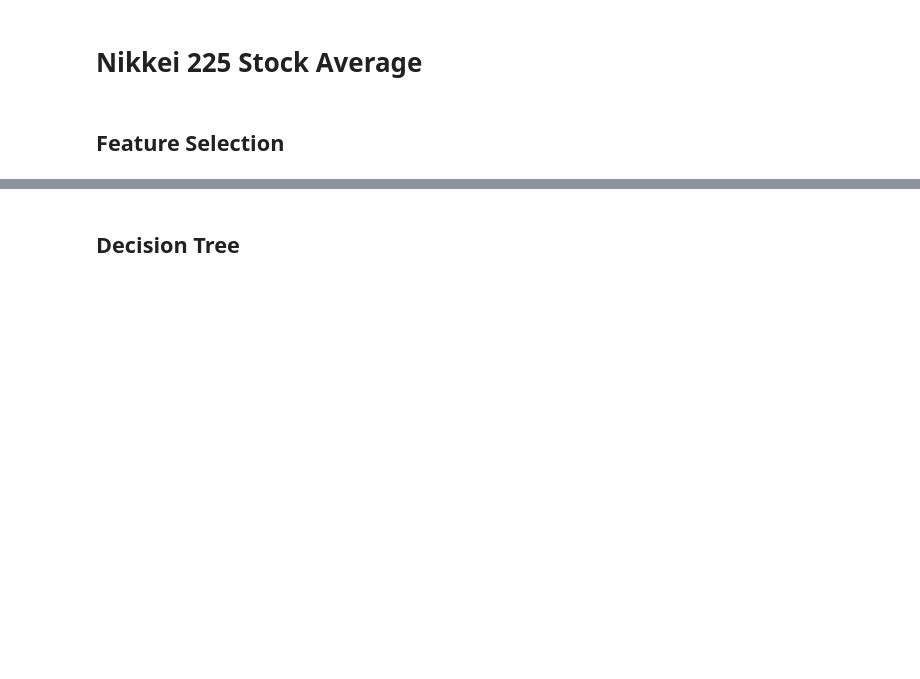
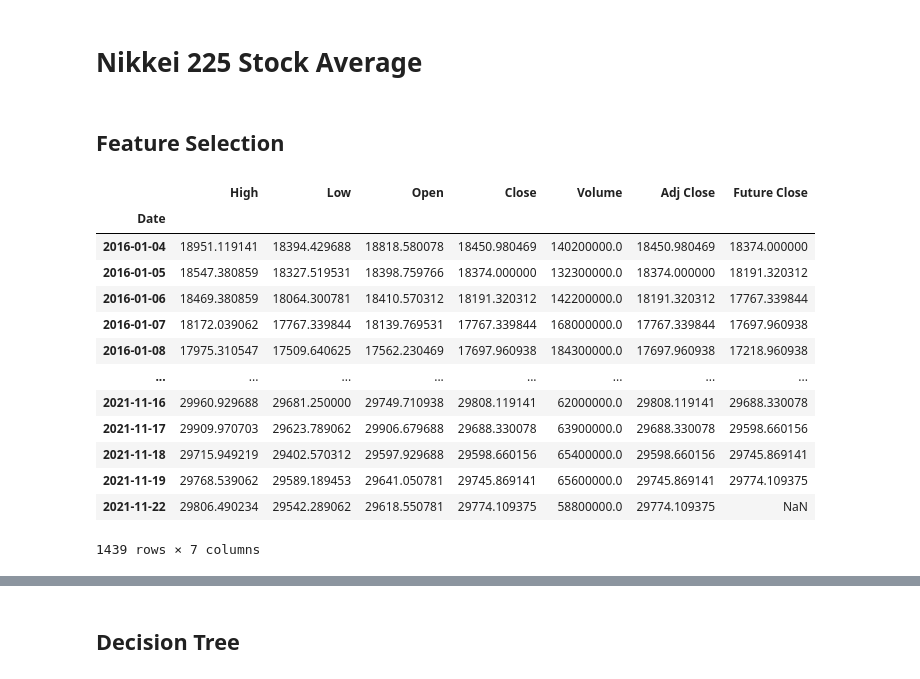
Before and after one commit to pro10150/stock-prediction, a Jupyter notebook: stock-prediction.ipynb, the cells around one changed output, grey strips where cells are left out. Drawn from its saved outputs; the diff is of its cells as text; code cells hidden in the pictures; blank space fills up the shorter version.

```diff
--- a/stock-prediction.ipynb
+++ b/stock-prediction.ipynb
@@ -357,3 +356,21 @@ array([[ 1,  4,  6],
 <h1>Nikkei 225 Stock Average</h1>
 # %% [markdown]
 <h2>Feature Selection</h2>
+# %%
+n225['Future Close'] = n225['Close'].shift(-1)
+n225
+# %% [output]
+|  | High | Low | Open | Close | Volume | Adj Close | Future Close |
+| Date |  |  |  |  |  |  |  |
+| 2016-01-04 | 18951.119141 | 18394.429688 | 18818.580078 | 18450.980469 | 140200000.0 | 18450.980469 | 18374.000000 |
+| 2016-01-05 | 18547.380859 | 18327.519531 | 18398.759766 | 18374.000000 | 132300000.0 | 18374.000000 | 18191.320312 |
+| 2016-01-06 | 18469.380859 | 18064.300781 | 18410.570312 | 18191.320312 | 142200000.0 | 18191.320312 | 17767.339844 |
+| 2016-01-07 | 18172.039062 | 17767.339844 | 18139.769531 | 17767.339844 | 168000000.0 | 17767.339844 | 17697.960938 |
+| 2016-01-08 | 17975.310547 | 17509.640625 | 17562.230469 | 17697.960938 | 184300000.0 | 17697.960938 | 17218.960938 |
+| ... | ... | ... | ... | ... | ... | ... | ... |
+| 2021-11-16 | 29960.929688 | 29681.250000 | 29749.710938 | 29808.119141 | 62000000.0 | 29808.119141 | 29688.330078 |
+| 2021-11-17 | 29909.970703 | 29623.789062 | 29906.679688 | 29688.330078 | 63900000.0 | 29688.330078 | 29598.660156 |
+| 2021-11-18 | 29715.949219 | 29402.570312 | 29597.929688 | 29598.660156 | 65400000.0 | 29598.660156 | 29745.869141 |
+| 2021-11-19 | 29768.539062 | 29589.189453 | 29641.050781 | 29745.869141 | 65600000.0 | 29745.869141 | 29774.109375 |
+| 2021-11-22 | 29806.490234 | 29542.289062 | 29618.550781 | 29774.109375 | 58800000.0 | 29774.109375 | NaN |
+1439 rows × 7 columns
```
Also changed, not shown: parts of 9 cells of this notebook.
